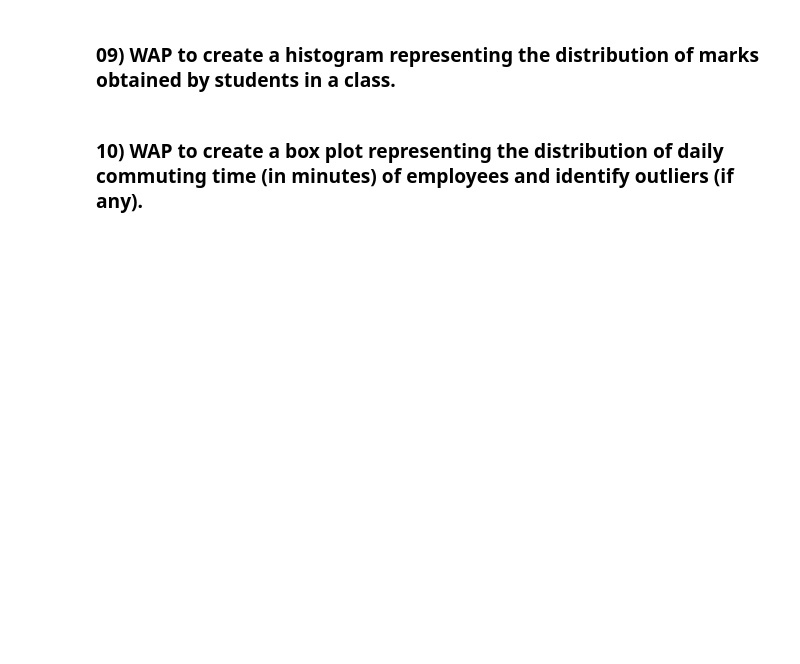
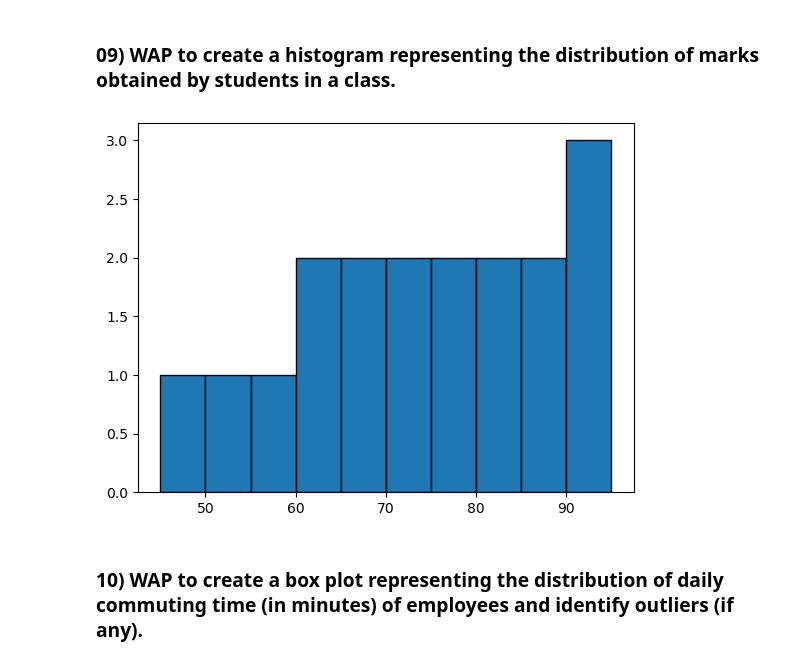
Before and after one commit to Narolayash/python-lab-programs, a Jupyter notebook: Python Programming - Lab - 14.ipynb, the cells around one changed output. Saved outputs shown, nothing was run; the diff lists cells and outputs as text; code cells hidden in the pictures; blank space fills up the shorter version.

```diff
--- a/Python Programming - Lab - 14.ipynb
+++ b/Python Programming - Lab - 14.ipynb
@@ -104,6 +134,12 @@ Sales Revenue (₹ thousands) = [50, 60, 65, 70, 80, 90, 95]
 ### 09) WAP to create a histogram representing the distribution of marks obtained by students in a class.
 # %%
 Marks = [45, 50, 55, 60, 62, 65, 68, 70, 72, 75, 78, 80, 82, 85, 88, 90, 92, 95]
+# %%
+Marks = [45, 50, 55, 60, 62, 65, 68, 70, 72, 75, 78, 80, 82, 85, 88, 90, 92, 95]
+plt.hist(Marks,edgecolor="k")
+plt.show()
+# %% [output]
+[figure, added]
 # %% [markdown]
 ### 10) WAP to create a box plot representing the distribution of daily commuting time (in minutes) of employees and identify outliers (if any).
 # %%
```
Also changed, not shown: parts of 5 cells of this notebook.
